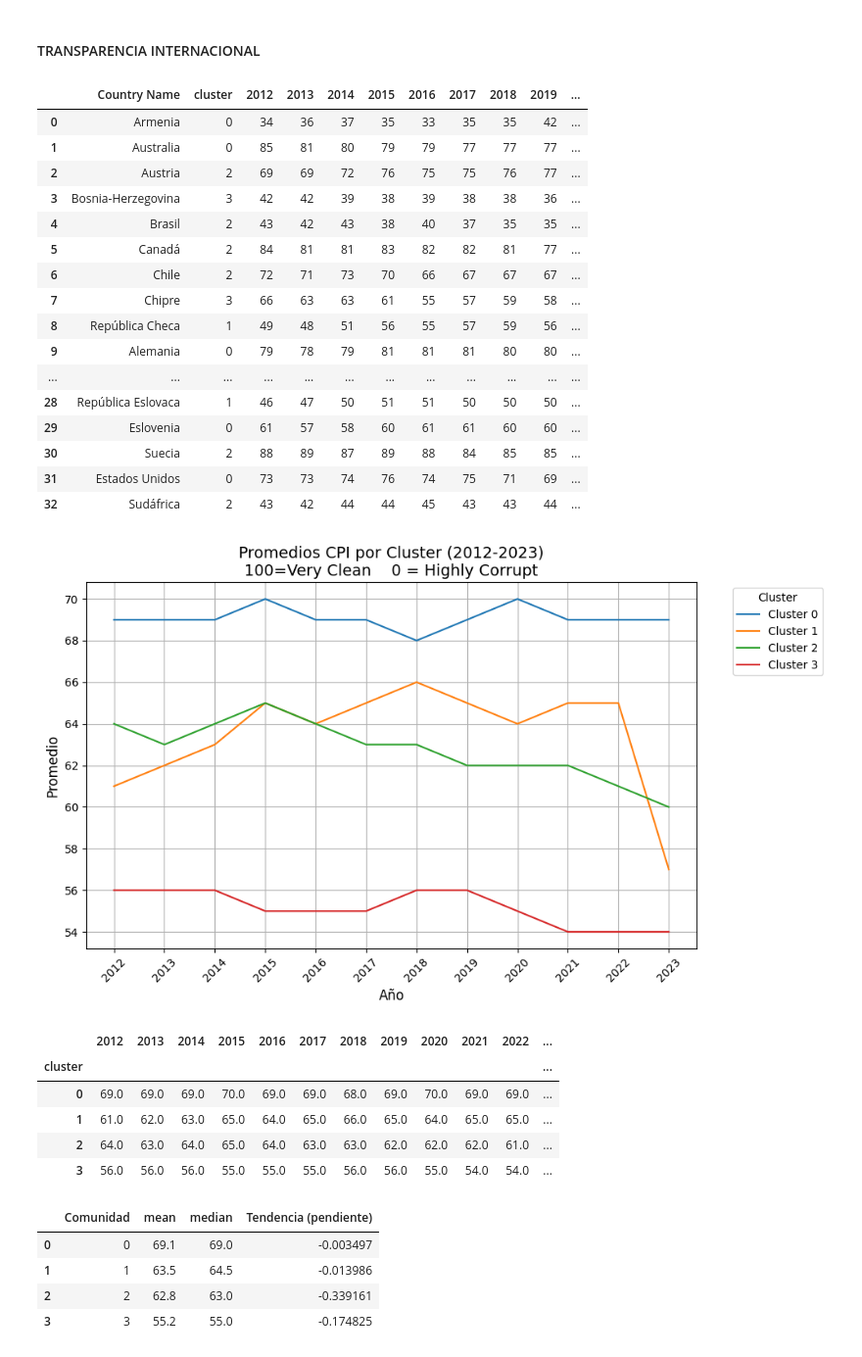
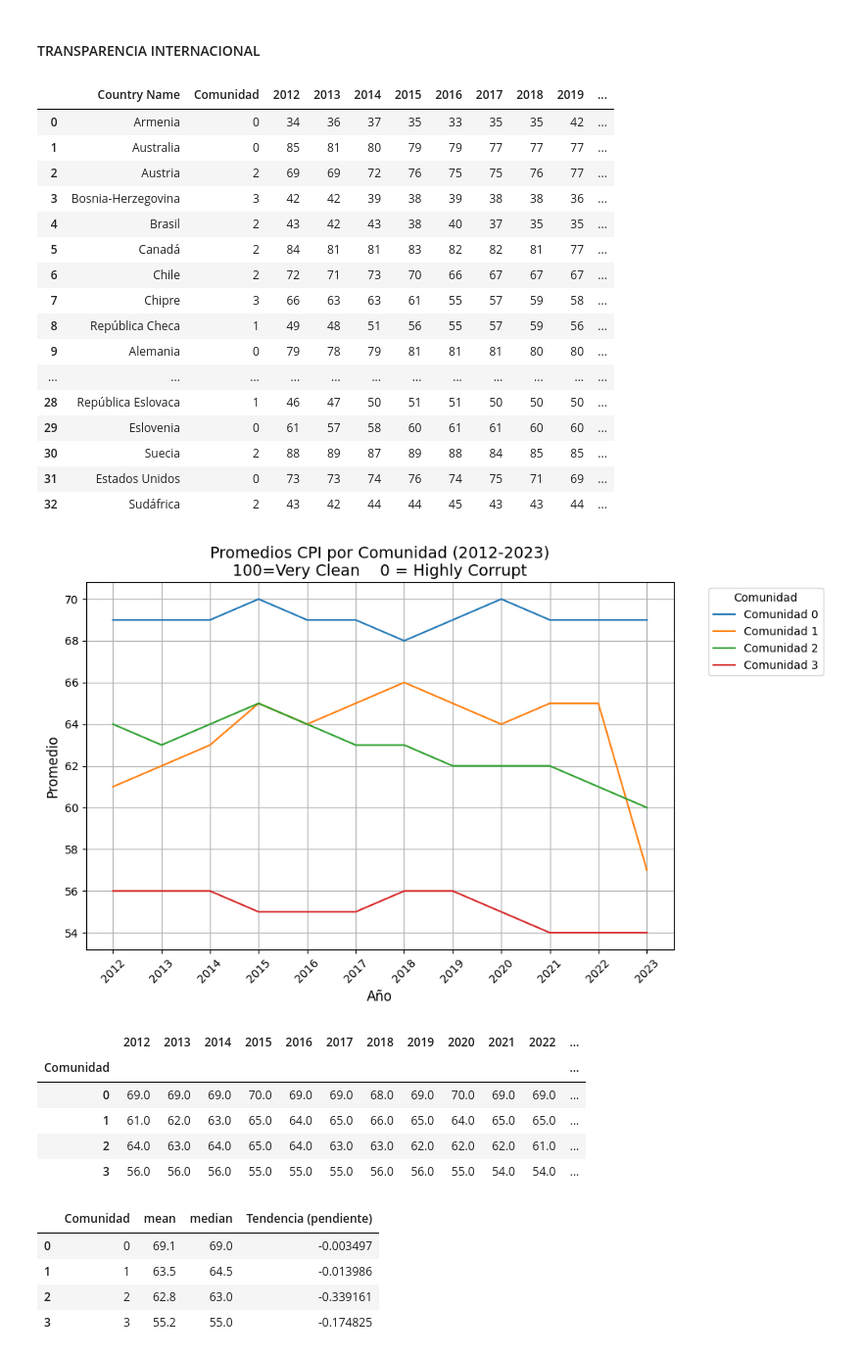
Before and after one commit to MatiasBunsterRaby/Capstone_git, a Jupyter notebook: notebooks/Tempo_sin_PCA_CORRUPCIÓN_sin104.ipynb, the cells around one changed output. Shown at 98% size. Saved outputs shown, nothing was run; the diff lists cells and outputs as text; code cells hidden in the pictures.

```diff
--- a/notebooks/Tempo_sin_PCA_CORRUPCIÓN_sin104.ipynb
+++ b/notebooks/Tempo_sin_PCA_CORRUPCIÓN_sin104.ipynb
@@ -962,9 +963,12 @@ Czech Republic, Estonia, Netherlands, Portugal, Slovakia
 # %%
 # Crear el DataFrame 'df_transparencia'
 df_transparencia = pd.read_excel('./data/df_transparencia_.xlsx')
+# Cambiar el nombre de la columna 'cluster' a 'Comunidad'
+df_transparencia.rename(columns={'cluster': 'Comunidad'}, inplace=True)
+
 display(df_transparencia)
 # %% [output]
-|  | Country Name | cluster | 2012 | 2013 | 2014 | 2015 | 2016 | 2017 | 2018 | 2019 | ... |
+|  | Country Name | Comunidad | 2012 | 2013 | 2014 | 2015 | 2016 | 2017 | 2018 | 2019 | ... |
 | 0 | Armenia | 0 | 34 | 36 | 37 | 35 | 33 | 35 | 35 | 42 | ... |
 | 1 | Australia | 0 | 85 | 81 | 80 | 79 | 79 | 77 | 77 | 77 | ... |
 | 2 | Austria | 2 | 69 | 69 | 72 | 76 | 75 | 75 | 76 | 77 | ... |
@@ -984,35 +988,35 @@ display(df_transparencia)
 # %%
 import matplotlib.pyplot as plt
 
 # Convertir años a formato numérico para facilitar operaciones
 year_columns = [str(year) for year in range(2012, 2024)]
 
 # Agrupar por 'cluster' y calcular los promedios de las columnas de años
-cluster_means = df_transparencia.groupby('cluster')[year_columns].mean().round(0)
+cluster_means = df_transparencia.groupby('Comunidad')[year_columns].mean().round(0)
 
 # Crear un gráfico de líneas
 plt.figure(figsize=(10, 6))
 for cluster in cluster_means.index:
-    plt.plot(year_columns, cluster_means.loc[cluster], label=f'Cluster {cluster}')
+    plt.plot(year_columns, cluster_means.loc[cluster], label=f'Comunidad {cluster}')
 
 # Configurar el gráfico
-plt.title('Promedios CPI por Cluster (2012-2023)\n100=Very Clean    0 = Highly Corrupt', fontsize=14)
+plt.title('Promedios CPI por Comunidad (2012-2023)\n100=Very Clean    0 = Highly Corrupt', fontsize=14)
 plt.xlabel('Año', fontsize=12)
 plt.ylabel('Promedio', fontsize=12)
 plt.xticks(rotation=45)
 
 # Reorganizar la leyenda
-plt.legend(title='Cluster', bbox_to_anchor=(1.05, 1), loc='upper left')
+plt.legend(title='Comunidad', bbox_to_anchor=(1.05, 1), loc='upper left')
 plt.grid(True)
 plt.tight_layout()
 
 # Mostrar el gráfico
 plt.show()
 display(cluster_means)
 # %% [output]
-[figure, old version]
+[figure, new version]
 |  | 2012 | 2013 | 2014 | 2015 | 2016 | 2017 | 2018 | 2019 | 2020 | 2021 | 2022 | ... |
-| cluster |  |  |  |  |  |  |  |  |  |  |  | ... |
+| Comunidad |  |  |  |  |  |  |  |  |  |  |  | ... |
 | 0 | 69.0 | 69.0 | 69.0 | 70.0 | 69.0 | 69.0 | 68.0 | 69.0 | 70.0 | 69.0 | 69.0 | ... |
 | 1 | 61.0 | 62.0 | 63.0 | 65.0 | 64.0 | 65.0 | 66.0 | 65.0 | 64.0 | 65.0 | 65.0 | ... |
 | 2 | 64.0 | 63.0 | 64.0 | 65.0 | 64.0 | 63.0 | 63.0 | 62.0 | 62.0 | 62.0 | 61.0 | ... |
```
Also changed, not shown: parts of 6 cells of this notebook, 7 other files.
